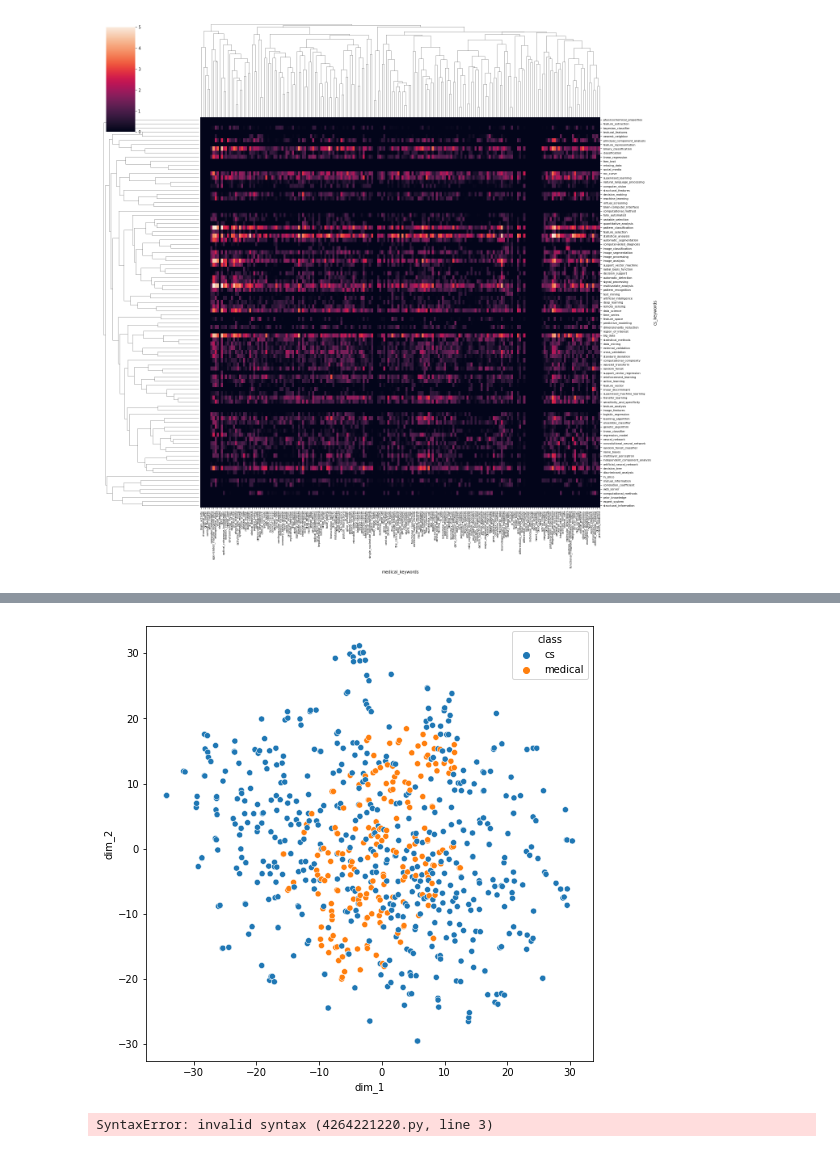
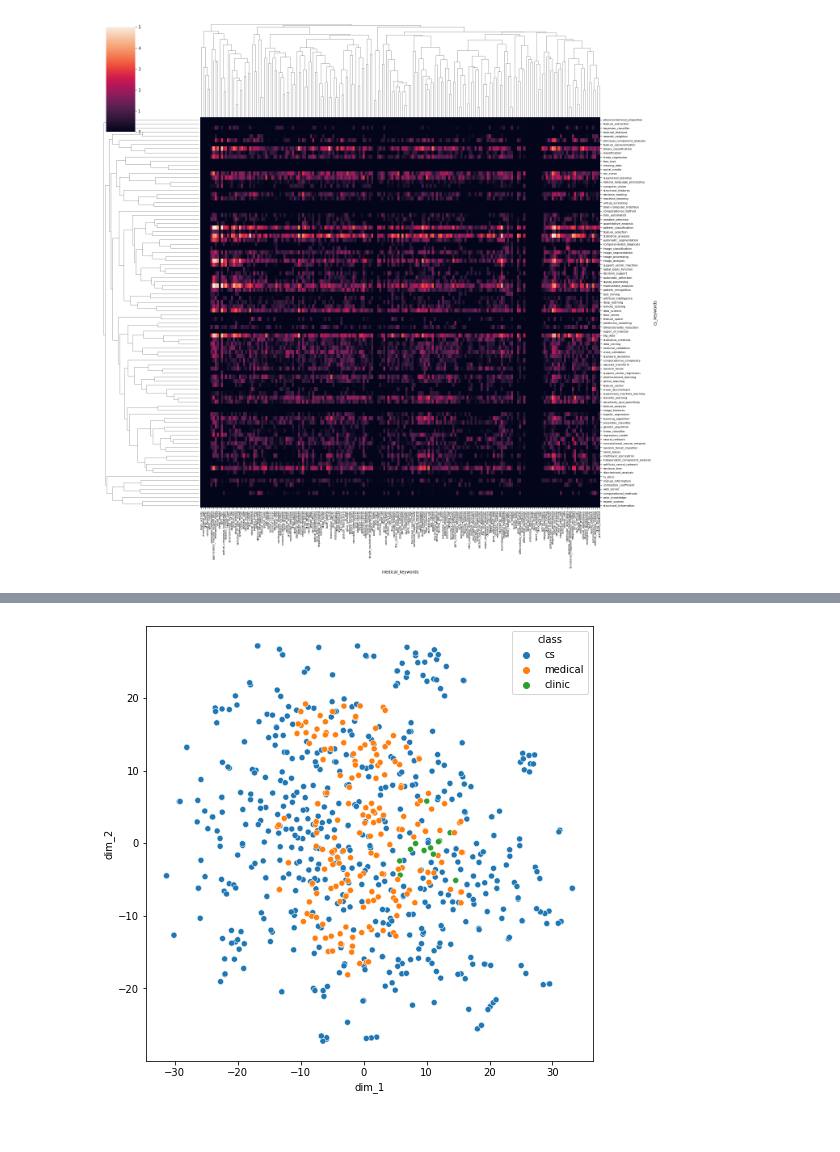
Before and after one commit to jiashenggu/ai_in_bio, a Jupyter notebook: pubmed_figure_2022.ipynb, the cells around one changed output, grey strips where cells are left out. Drawn from its saved outputs; the diff is of its cells as text; code cells hidden in the pictures.

Commit message:
top20 tsne

```diff
--- a/pubmed_figure_2022.ipynb
+++ b/pubmed_figure_2022.ipynb
@@ -351,5 +361,5 @@ roc_curve      roc curve      93
 # %%
-import re
+
 cs_words = []
 with open("cs1000_combine.txt") as f:
     for line in f:
@@ -367,4 +377,5 @@ with open("top200medical_combine.txt") as f:
         if combine in medical_words:
             continue
         medical_words.append(combine)
+words = cs_words + medical_words
 # %%
@@ -390,3 +397,6 @@ Error:
+# %%
+cs = np.load('word2vec_cs.npy')
+medical = np.load('word2vec_medical.npy')
 # %%
 from sklearn.manifold import TSNE
 def to_df(words, label):
@@ -414,17 +422,14 @@ df_tsne_sort = df_tsne.sort_values(by=['dim_1'])
+# %%
+df_tsne['words'] = words
+# %%
+keyword = 'clinic'
+df_tsne['class'] = df_tsne.apply(lambda x: keyword if keyword in x['words'] else x['class'], axis=1)
 # %%
 import matplotlib.pyplot as plt
 import seaborn as sns
 plt.figure(figsize=(8, 8))
-sns.scatterplot(data=df_tsne_sort, hue='class', x='dim_1', y='dim_2')
-plt.show()
-plt.savefig("picture/tsne_cs_medical.pdf", bbox_inches = 'tight')
+sns.scatterplot(data=df_tsne, hue='class', x='dim_1', y='dim_2')
+# plt.show()
+plt.savefig("picture/tsne_cs_medical.png", bbox_inches = 'tight')
 # %% [output]
-[figure, old version]
+[figure, new version]
-# %%
-Bioinformatics
-Briefings in Bioinformatics
-TCBB       (IEEE-ACM Transactions on Computational Biology and Bioinformatics)
-JAMIA      (Journal of the American Medical Informatics Association)
-PLOS Computational Biology
-# %% [output]
-SyntaxError: invalid syntax (4264221220.py, line 3)
```
Also changed, not shown: parts of 6 cells of this notebook, 7 other files.
